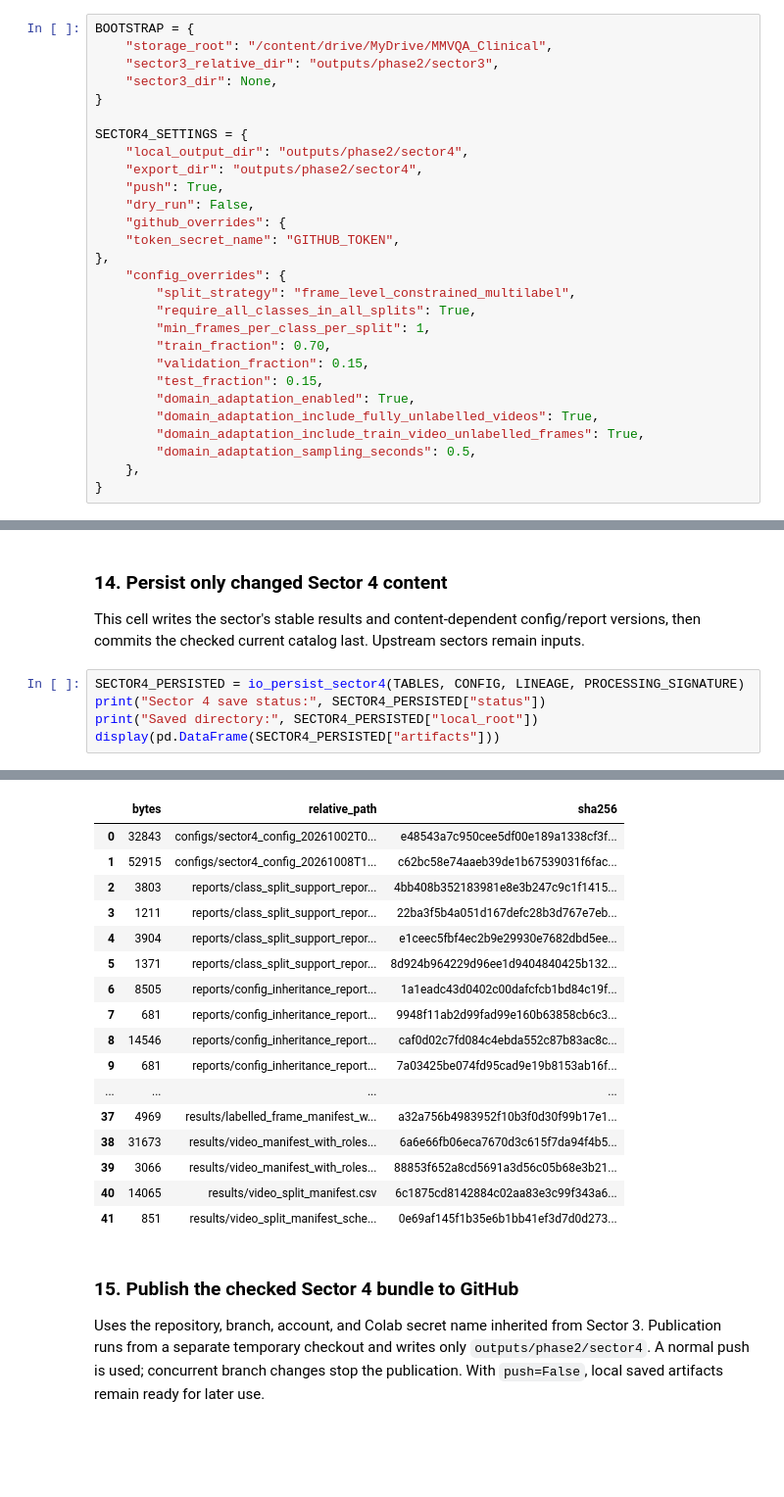
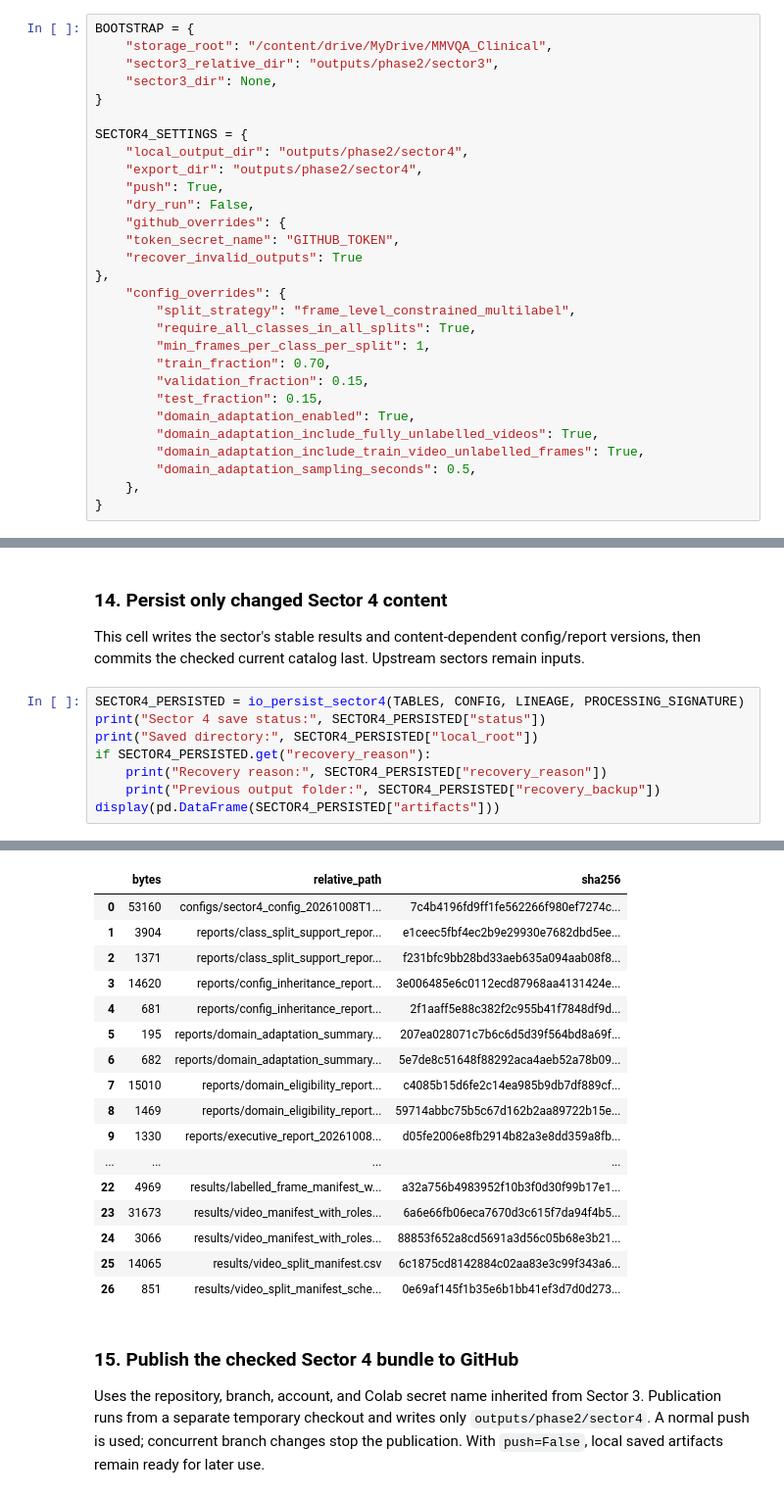
Before and after one commit to bogdanparvu18/msc-graduate-project, a Jupyter notebook: notebooks/phase2/phase2_04_video_split_and_domain_adaptation.ipynb, the cells around one changed output, grey strips where cells are left out. Shown at 98% size. Saved outputs shown, nothing was run; the diff lists cells and outputs as text; blank space fills up the shorter version.

```diff
--- a/notebooks/phase2/phase2_04_video_split_and_domain_adaptation.ipynb
+++ b/notebooks/phase2/phase2_04_video_split_and_domain_adaptation.ipynb
@@ -57,6 +57,7 @@ SECTOR4_SETTINGS = {
     "dry_run": False,
     "github_overrides": {
     "token_secret_name": "GITHUB_TOKEN",
+    "recover_invalid_outputs": True
 },
     "config_overrides": {
         "split_strategy": "frame_level_constrained_multilabel",
@@ -2259,5 +2502,8 @@ inputs.
 SECTOR4_PERSISTED = io_persist_sector4(TABLES, CONFIG, LINEAGE, PROCESSING_SIGNATURE)
 print("Sector 4 save status:", SECTOR4_PERSISTED["status"])
 print("Saved directory:", SECTOR4_PERSISTED["local_root"])
+if SECTOR4_PERSISTED.get("recovery_reason"):
+    print("Recovery reason:", SECTOR4_PERSISTED["recovery_reason"])
+    print("Previous output folder:", SECTOR4_PERSISTED["recovery_backup"])
 display(pd.DataFrame(SECTOR4_PERSISTED["artifacts"]))
 # %% [output]
@@ -2266,20 +2514,20 @@ Saved directory: /content/drive/MyDrive/MMVQA_Clinical/outputs/phase2/sector4
 |  | bytes | relative_path | sha256 |
-| 0 | 32843 | configs/sector4_config_20261002T0... | e48543a7c950cee5df00e189a1338cf3f... |
-| 1 | 52915 | configs/sector4_config_20261008T1... | c62bc58e74aaeb39de1b67539031f6fac... |
-| 2 | 3803 | reports/class_split_support_repor... | 4bb408b352183981e8e3b247c9c1f1415... |
-| 3 | 1211 | reports/class_split_support_repor... | 22ba3f5b4a051d167defc28b3d767e7eb... |
-| 4 | 3904 | reports/class_split_support_repor... | e1ceec5fbf4ec2b9e29930e7682dbd5ee... |
-| 5 | 1371 | reports/class_split_support_repor... | 8d924b964229d96ee1d9404840425b132... |
-| 6 | 8505 | reports/config_inheritance_report... | 1a1eadc43d0402c00dafcfcb1bd84c19f... |
-| 7 | 681 | reports/config_inheritance_report... | 9948f11ab2d99fad99e160b63858cb6c3... |
-| 8 | 14546 | reports/config_inheritance_report... | caf0d02c7fd084c4ebda552c87b83ac8c... |
-| 9 | 681 | reports/config_inheritance_report... | 7a03425be074fd95cad9e19b8153ab16f... |
+| 0 | 53160 | configs/sector4_config_20261008T1... | 7c4b4196fd9ff1fe562266f980ef7274c... |
+| 1 | 3904 | reports/class_split_support_repor... | e1ceec5fbf4ec2b9e29930e7682dbd5ee... |
+| 2 | 1371 | reports/class_split_support_repor... | f231bfc9bb28bd33aeb635a094aab08f8... |
+| 3 | 14620 | reports/config_inheritance_report... | 3e006485e6c0112ecd87968aa4131424e... |
+| 4 | 681 | reports/config_inheritance_report... | 2f1aaff5e88c382f2c955b41f7848df9d... |
+| 5 | 195 | reports/domain_adaptation_summary... | 207ea028071c7b6c6d5d39f564bd8a69f... |
+| 6 | 682 | reports/domain_adaptation_summary... | 5e7de8c51648f88292aca4aeb52a78b09... |
+| 7 | 15010 | reports/domain_eligibility_report... | c4085b15d6fe2c14ea985b9db7df889cf... |
+| 8 | 1469 | reports/domain_eligibility_report... | 59714abbc75b5c67d162b2aa89722b15e... |
+| 9 | 1330 | reports/executive_report_20261008... | d05fe2006e8fb2914b82a3e8dd359a8fb... |
 | ... | ... | ... | ... |
-| 37 | 4969 | results/labelled_frame_manifest_w... | a32a756b4983952f10b3f0d30f99b17e1... |
-| 38 | 31673 | results/video_manifest_with_roles... | 6a6e66fb06eca7670d3c615f7da94f4b5... |
-| 39 | 3066 | results/video_manifest_with_roles... | 88853f652a8cd5691a3d56c05b68e3b21... |
-| 40 | 14065 | results/video_split_manifest.csv | 6c1875cd8142884c02aa83e3c99f343a6... |
-| 41 | 851 | results/video_split_manifest_sche... | 0e69af145f1b35e6b1bb41ef3d7d0d273... |
+| 22 | 4969 | results/labelled_frame_manifest_w... | a32a756b4983952f10b3f0d30f99b17e1... |
+| 23 | 31673 | results/video_manifest_with_roles... | 6a6e66fb06eca7670d3c615f7da94f4b5... |
+| 24 | 3066 | results/video_manifest_with_roles... | 88853f652a8cd5691a3d56c05b68e3b21... |
+| 25 | 14065 | results/video_split_manifest.csv | 6c1875cd8142884c02aa83e3c99f343a6... |
+| 26 | 851 | results/video_split_manifest_sche... | 0e69af145f1b35e6b1bb41ef3d7d0d273... |
 # %% [markdown]
 ### 15. Publish the checked Sector 4 bundle to GitHub
 
```
Also changed, not shown: parts of 4 cells of this notebook.
